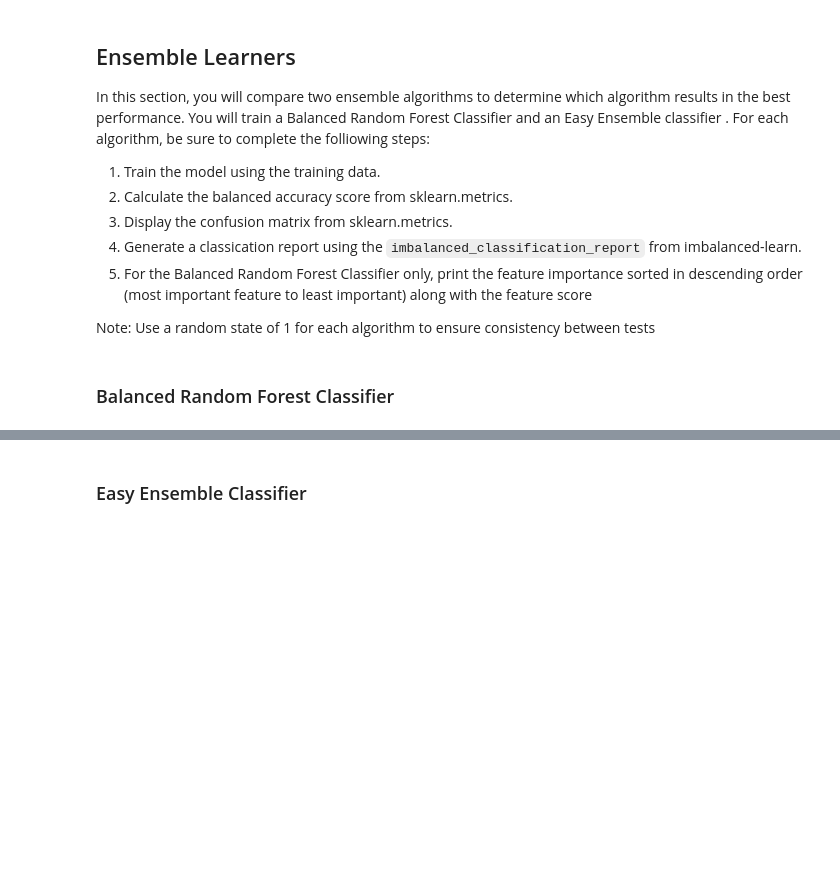
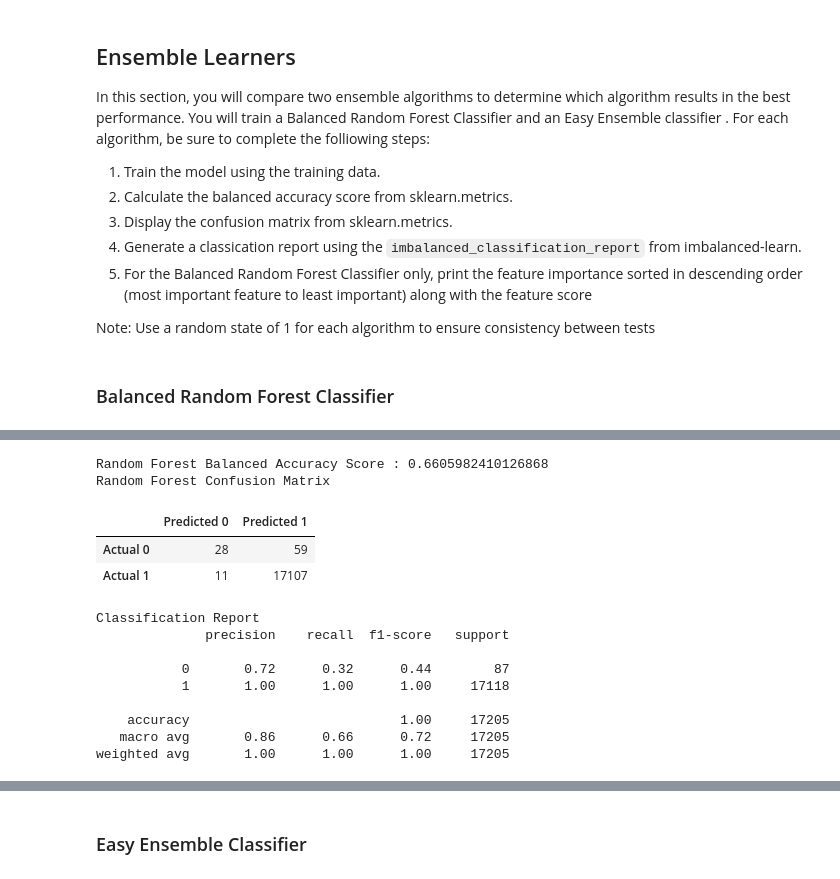
Before and after one commit to atlas-lauren/Machine_Learning_HW, a Jupyter notebook: Starter_Code/credit_risk_ensemble.ipynb, the cells around one changed output, grey strips where cells are left out. Saved outputs shown, nothing was run; the diff lists cells and outputs as text; code cells hidden in the pictures; blank space fills up the shorter version.

```diff
--- a/Starter_Code/credit_risk_ensemble.ipynb
+++ b/Starter_Code/credit_risk_ensemble.ipynb
@@ -119,0 +214,24 @@ Note: Use a random state of 1 for each algorithm to ensure consistency between t
+# %%
+# Printing all reports together
+print(random_forest_acc)
+
+print("Random Forest Confusion Matrix")
+display(cm_df)
+
+print("Classification Report")
+print(classification_report(y_test, predictions))
+# %% [output]
+Random Forest Balanced Accuracy Score : 0.6605982410126868
+Random Forest Confusion Matrix
+|  | Predicted 0 | Predicted 1 |
+| Actual 0 | 28 | 59 |
+| Actual 1 | 11 | 17107 |
+Classification Report
+              precision    recall  f1-score   support
+
+           0       0.72      0.32      0.44        87
+           1       1.00      1.00      1.00     17118
+
+    accuracy                           1.00     17205
+   macro avg       0.86      0.66      0.72     17205
+weighted avg       1.00      1.00      1.00     17205
```
Also changed, not shown: parts of 33 cells of this notebook, 1 other file.
